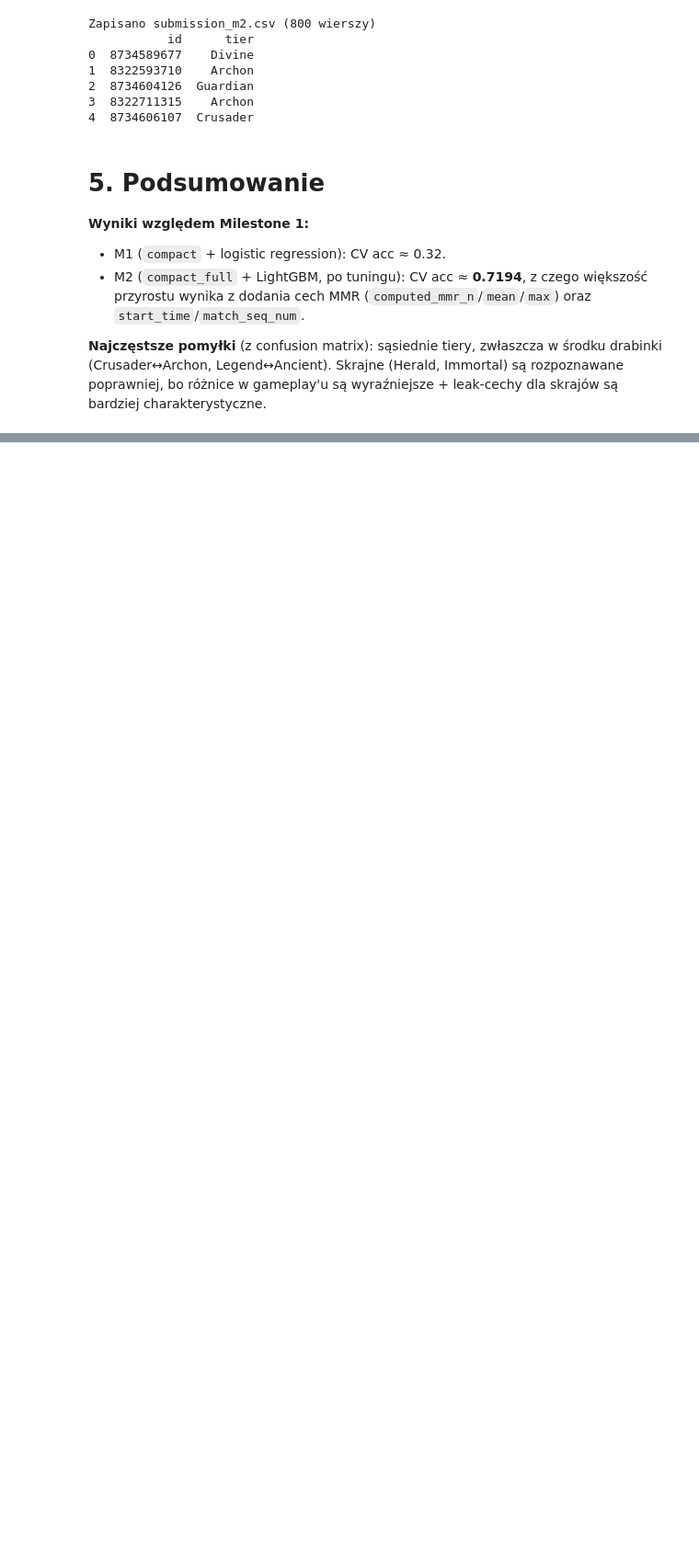
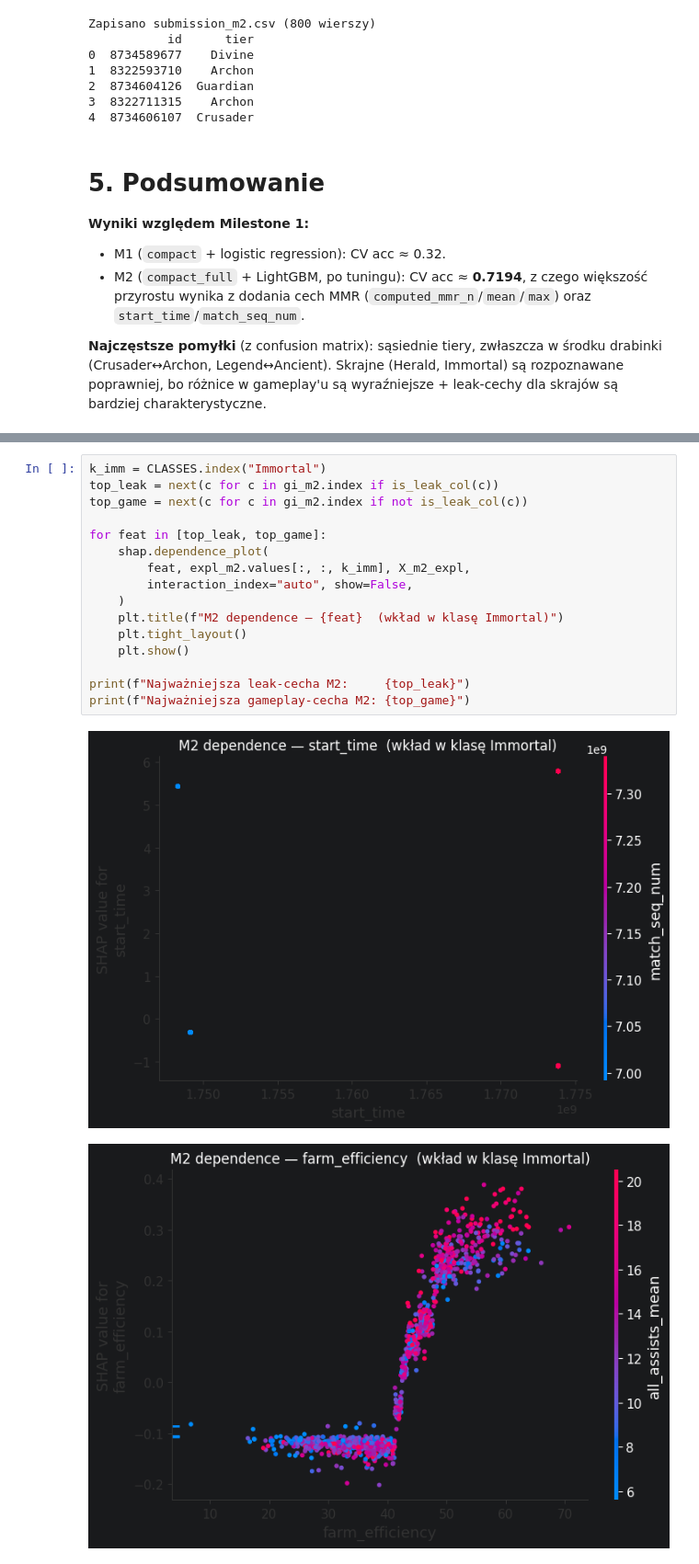
Before and after one commit to dmarek03/SwSI, a Jupyter notebook: project_files/dota_rank_classifier.ipynb, the cells around one changed output, grey strips where cells are left out. Shown at 92% size. Drawn from its saved outputs; the diff is of its cells as text; blank space fills up the shorter version.

```diff
--- a/project_files/dota_rank_classifier.ipynb
+++ b/project_files/dota_rank_classifier.ipynb
@@ -1664,0 +2025,19 @@ charakterystyczne.
+# %%
+k_imm = CLASSES.index("Immortal")
+top_leak = next(c for c in gi_m2.index if is_leak_col(c))
+top_game = next(c for c in gi_m2.index if not is_leak_col(c))
+
+for feat in [top_leak, top_game]:
+    shap.dependence_plot(
+        feat, expl_m2.values[:, :, k_imm], X_m2_expl,
+        interaction_index="auto", show=False,
+    )
+    plt.title(f"M2 dependence — {feat}  (wkład w klasę Immortal)")
+    plt.tight_layout()
+    plt.show()
+
+print(f"Najważniejsza leak-cecha M2:     {top_leak}")
+print(f"Najważniejsza gameplay-cecha M2: {top_game}")
+# %% [output]
+[figure, added]
+[figure, added]
```
Also changed, not shown: parts of 30 cells of this notebook.
